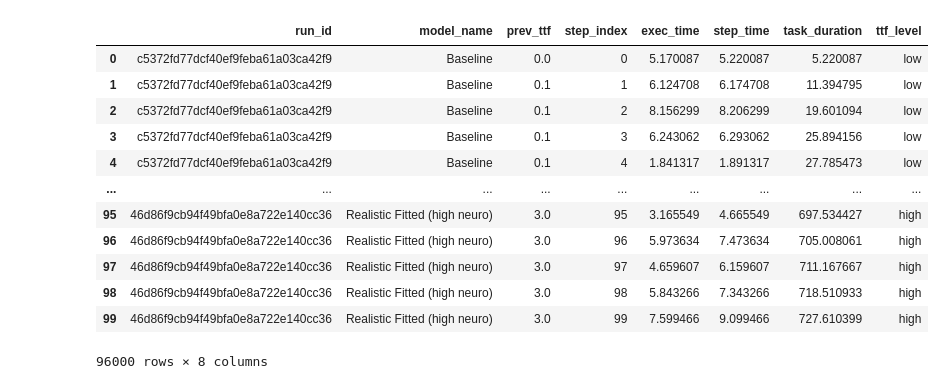
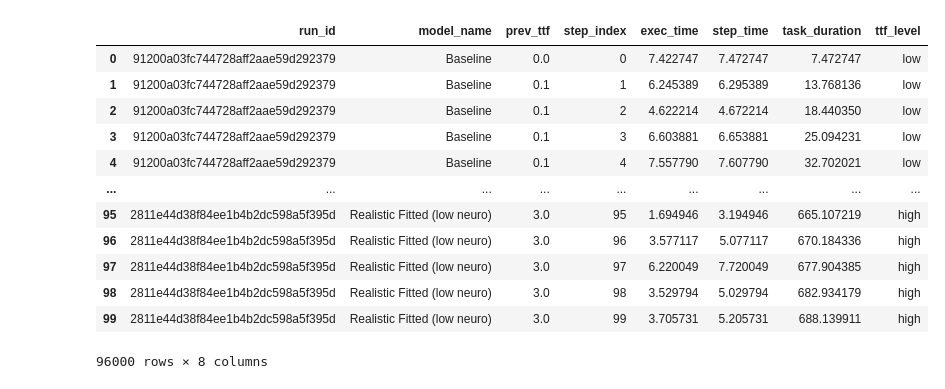
Before and after one commit to molguin92/EdgeDroid2, a Jupyter notebook: analysis_2023/experiments.ipynb, the cells around one changed output. Saved outputs shown, nothing was run; the diff lists cells and outputs as text; code cells hidden in the pictures.

Commit message:
init results

```diff
--- a/analysis_2023/experiments.ipynb
+++ b/analysis_2023/experiments.ipynb
@@ -37,7 +37,7 @@ def high_neuro(builder_fn: Callable[[bool], tuple[str, timings.ExecutionTimeMode
     return functools.partial(builder_fn, high_neuro=True)
 
 def low_neuro(builder_fn: Callable[[bool], tuple[str, timings.ExecutionTimeModel]]) -> ModelBuilder:
-    return functools.partial(builder_fn, high_neuro=True)
+    return functools.partial(builder_fn, high_neuro=False)
 
 def build_legacy() -> tuple[str, timings.ExecutionTimeModel]:
     kernel = timings.LinearTTFWindowKernel(window_size=window_size, max_relative_weight=10)
@@ -83,44 +83,48 @@ mid_ttf_results = run_experiment(
         low_neuro(build_realistic_fitted),
         build_legacy,
         build_baseline,
     ],
     ttf_seq_builder=mid_ttf_seq_builder,
     reps_per_setup=num_reps,
 )
 mid_ttf_results["ttf_level"] = "mid"
 
 high_ttf_results = run_experiment(
     model_builders=[
         high_neuro(build_realistic_empirical),
         low_neuro(build_realistic_empirical),
         high_neuro(build_realistic_empirical_mean),
         low_neuro(build_realistic_empirical_mean),
         high_neuro(build_realistic_fitted),
         low_neuro(build_realistic_fitted),
         build_legacy,
         build_baseline,
     ],
     ttf_seq_builder=high_ttf_seq_builder,
     reps_per_setup=num_reps,
 )
 high_ttf_results["ttf_level"] = "high"
 
 results = pd.concat((low_ttf_results, mid_ttf_results, high_ttf_results))
-results["run_id"] = results["run_id"].astype("category")
-results["ttf_level"] = results["ttf_level"].astype("category")
+
+for col in ["run_id", "model_name"]:
+    results[col] = results[col].astype("category")
+
+results["ttf_level"] = results["ttf_level"].astype(pd.CategoricalDtype(["low", "mid", "high"], ordered=True))
+
 results.to_parquet("./fixed_ttf_results.parquet")
 results
 # %% [output]
 |  | run_id | model_name | prev_ttf | step_index | exec_time | step_time | task_duration | ttf_level |
-| 0 | c5372fd77dcf40ef9feba61a03ca42f9 | Baseline | 0.0 | 0 | 5.170087 | 5.220087 | 5.220087 | low |
-| 1 | c5372fd77dcf40ef9feba61a03ca42f9 | Baseline | 0.1 | 1 | 6.124708 | 6.174708 | 11.394795 | low |
-| 2 | c5372fd77dcf40ef9feba61a03ca42f9 | Baseline | 0.1 | 2 | 8.156299 | 8.206299 | 19.601094 | low |
-| 3 | c5372fd77dcf40ef9feba61a03ca42f9 | Baseline | 0.1 | 3 | 6.243062 | 6.293062 | 25.894156 | low |
-| 4 | c5372fd77dcf40ef9feba61a03ca42f9 | Baseline | 0.1 | 4 | 1.841317 | 1.891317 | 27.785473 | low |
+| 0 | 91200a03fc744728aff2aae59d292379 | Baseline | 0.0 | 0 | 7.422747 | 7.472747 | 7.472747 | low |
+| 1 | 91200a03fc744728aff2aae59d292379 | Baseline | 0.1 | 1 | 6.245389 | 6.295389 | 13.768136 | low |
+| 2 | 91200a03fc744728aff2aae59d292379 | Baseline | 0.1 | 2 | 4.622214 | 4.672214 | 18.440350 | low |
+| 3 | 91200a03fc744728aff2aae59d292379 | Baseline | 0.1 | 3 | 6.603881 | 6.653881 | 25.094231 | low |
+| 4 | 91200a03fc744728aff2aae59d292379 | Baseline | 0.1 | 4 | 7.557790 | 7.607790 | 32.702021 | low |
 | ... | ... | ... | ... | ... | ... | ... | ... | ... |
-| 95 | 46d86f9cb94f49bfa0e8a722e140cc36 | Realistic Fitted (high neuro) | 3.0 | 95 | 3.165549 | 4.665549 | 697.534427 | high |
-| 96 | 46d86f9cb94f49bfa0e8a722e140cc36 | Realistic Fitted (high neuro) | 3.0 | 96 | 5.973634 | 7.473634 | 705.008061 | high |
-| 97 | 46d86f9cb94f49bfa0e8a722e140cc36 | Realistic Fitted (high neuro) | 3.0 | 97 | 4.659607 | 6.159607 | 711.167667 | high |
-| 98 | 46d86f9cb94f49bfa0e8a722e140cc36 | Realistic Fitted (high neuro) | 3.0 | 98 | 5.843266 | 7.343266 | 718.510933 | high |
-| 99 | 46d86f9cb94f49bfa0e8a722e140cc36 | Realistic Fitted (high neuro) | 3.0 | 99 | 7.599466 | 9.099466 | 727.610399 | high |
+| 95 | 2811e44d38f84ee1b4b2dc598a5f395d | Realistic Fitted (low neuro) | 3.0 | 95 | 1.694946 | 3.194946 | 665.107219 | high |
+| 96 | 2811e44d38f84ee1b4b2dc598a5f395d | Realistic Fitted (low neuro) | 3.0 | 96 | 3.577117 | 5.077117 | 670.184336 | high |
+| 97 | 2811e44d38f84ee1b4b2dc598a5f395d | Realistic Fitted (low neuro) | 3.0 | 97 | 6.220049 | 7.720049 | 677.904385 | high |
+| 98 | 2811e44d38f84ee1b4b2dc598a5f395d | Realistic Fitted (low neuro) | 3.0 | 98 | 3.529794 | 5.029794 | 682.934179 | high |
+| 99 | 2811e44d38f84ee1b4b2dc598a5f395d | Realistic Fitted (low neuro) | 3.0 | 99 | 3.705731 | 5.205731 | 688.139911 | high |
 96000 rows × 8 columns
```
Also changed, not shown: parts of 4 cells of this notebook, 1 other file.
